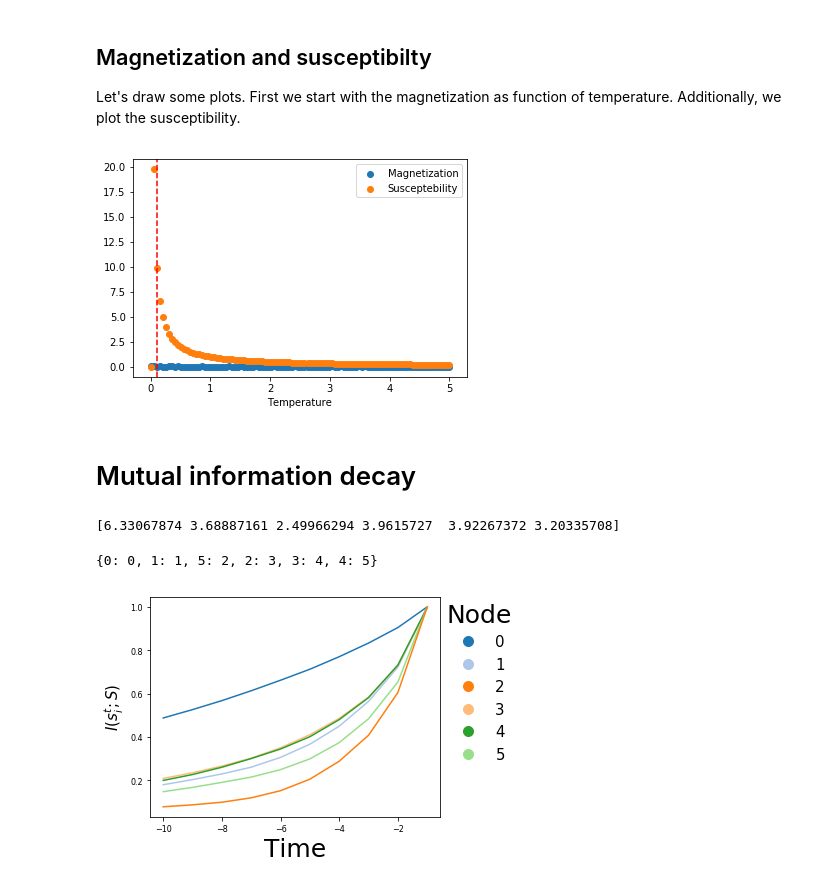
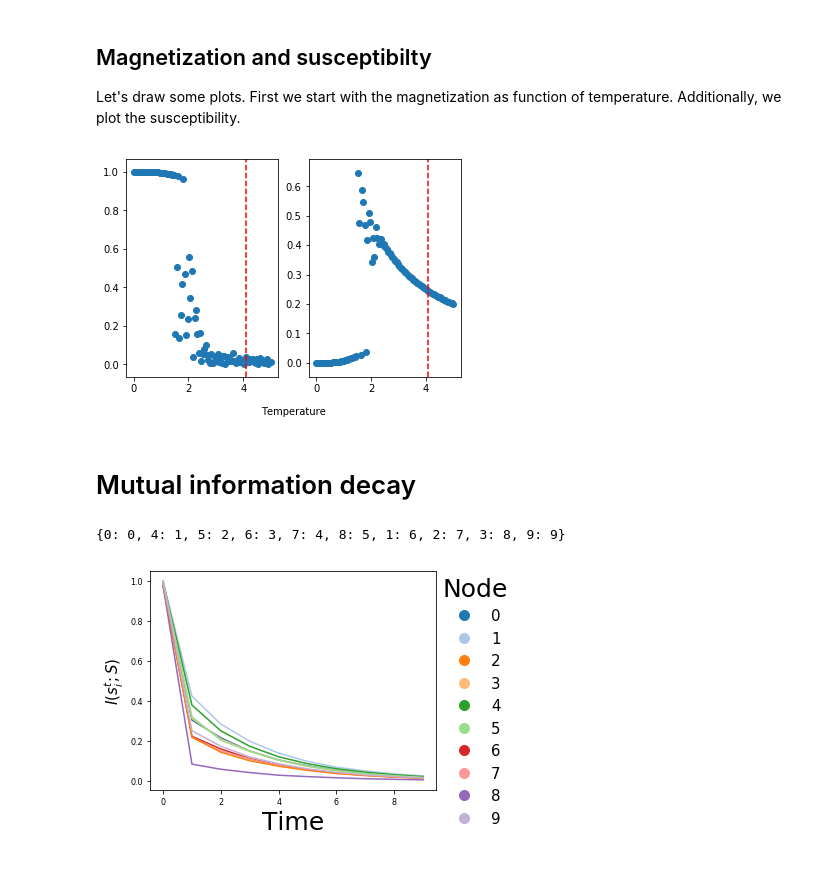
Before and after one commit to cvanelteren/information_impact, a Jupyter notebook: Simple_example.ipynb, the cells around one changed output. Cells and saved outputs as stored; diff of their text form; code cells hidden in the pictures.

```diff
--- a/Simple_example.ipynb
+++ b/Simple_example.ipynb
@@ -9,11 +9,12 @@ from Models import fastIsing # models
 
 import numpy as np
 
-graph = nx.path_graph(5, nx.DiGraph())
-graph.add_edge(0, 5)
+# graph = nx.path_graph(5, nx.DiGraph())
+
+# graph.add_edge(0, 5)
 # graph.add_edge(5, 6)
-graph.add_edge(0,0)
-# graph = nx.barabasi_albert_graph(10, 4)
+# graph.add_edge(0,0)
+graph = nx.barabasi_albert_graph(10, 4)
 model = fastIsing.Ising(graph)
 # %%
 # match magnetization over temp range
@@ -21,13 +22,13 @@ temps        = np.linspace(0, 5, 100)
 nSamples     = int(1e4)
 
 model.magSide    = '' # equal magnetization sampling
-model.updateType = 'single'
+model.updateType = 'async' # ultra smooth when single
 
 
 mag, sus = model.matchMagnetization(temps, nSamples)
 sus[np.isfinite(sus) == 0] = 0 # remove nans
-idx     = np.argsort(sus)[-2] # get 'max' idx ; second is used
-model.T = temps[idx]
+idx     = np.argsort(sus)[-50] # get 'max' idx ; second is used
+model.t = temps[idx]
 # %% [output]
 Computing mag per t
 # %%
@@ -103,15 +114,19 @@ fig.show()
 Let's draw some plots. First we start with the magnetization as function of temperature. Additionally, we plot the susceptibility.
 # %%
 # show mag and sus as function of temperature
-fig, ax = subplots()
-ax.scatter(temps, mag, label = 'Magnetization')
-ax.scatter(temps, sus, label = 'Susceptebility')
-ax.axvline(temps[idx], color = 'red', linestyle = 'dashed')
-ax.set(xlabel = 'Temperature')
-ax.legend()
+fig, ax = subplots(1, 2)
+ax[0].scatter(temps, mag, label = 'Magnetization')
+ax[1].scatter(temps, sus, label = 'Susceptebility')
+ax[0].axvline(temps[idx], color = 'red', linestyle = 'dashed')
+ax[1].axvline(temps[idx], color = 'red', linestyle = 'dashed')
+mainax = fig.add_subplot(111, frameon = False, \
+                         xticks = [],\
+                         yticks = [], \
+                        )
+mainax.set_xlabel('Temperature', labelpad = 30)
 fig.show()
 # %% [output]
-[figure, old version]
+[figure, new version]
 # %% [markdown]
 # Mutual information decay
 # %%
@@ -121,7 +136,7 @@ rcParams['axes.prop_cycle'] = cycler('color', colors)
 
 fig, ax = subplots()
 for node, label in sorted(model.rmapping.items(), key = lambda x: x[1]):
-    ax.plot(np.arange(-nWindow , 0 ), mi[:, node], color = colors[node])
+    ax.plot(mi[:, node], color = colors[node])
 ax.set_xlabel('Time', fontsize = 25)
 ax.set_ylabel('$I(s_i^t ; S)$', fontsize = 15)
 
@@ -132,16 +147,15 @@ ax.legend(handles = elements, title = 'Node', title_fontsize = 25, fontsize = 15
          borderaxespad = 0, frameon = False)
 ax.tick_params(labelsize = 8)
 
-fig.savefig('../thesis/presentation/figures/simple_example_time.eps', bbox_inches = "tight")
+# fig.savefig('../thesis/presentation/figures/simple_example_time.eps', bbox_inches = "tight")
 # fig.subplots_adjust(right = 1.2)
 fig.tight_layout()
 fig.show()
 
-tmp = np.trapz(mi, np.arange(nWindow), axis = 0)
-print(tmp)
+# tmp = np.trapz(mi, np.arange(mi.shape[0]), axis = 0)
+# print(tmp)
 
 model.mapping
 # %% [output]
-[6.33067874 3.68887161 2.49966294 3.9615727  3.92267372 3.20335708]
+{0: 0, 4: 1, 5: 2, 6: 3, 7: 4, 8: 5, 1: 6, 2: 7, 3: 8, 9: 9}
-{0: 0, 1: 1, 5: 2, 2: 3, 3: 4, 4: 5}
-[figure, old version]
+[figure, new version]
```
Also changed, not shown: parts of 2 cells of this notebook, 14 other files.
